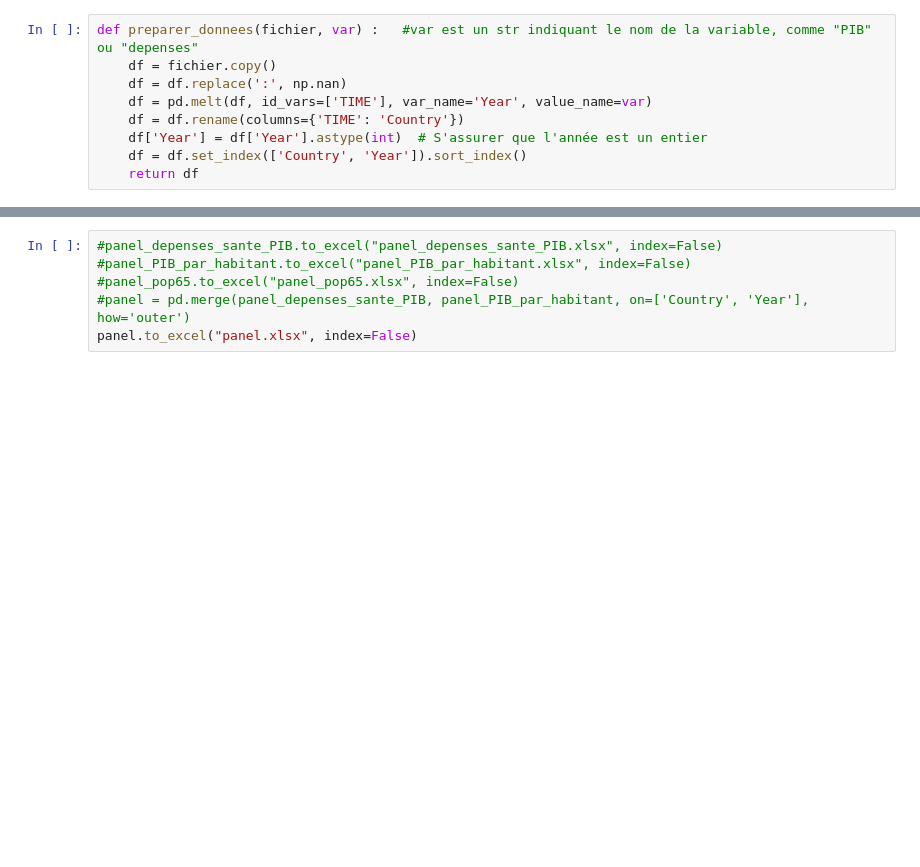
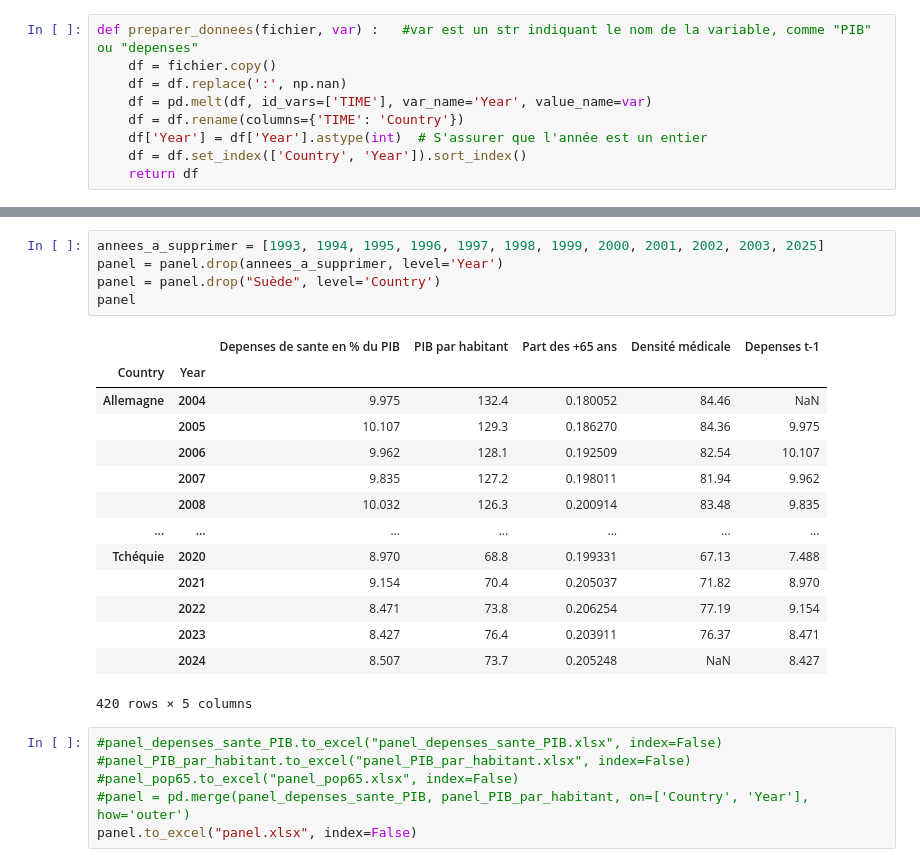
Before and after one commit to celineferbach/PESSD, a Jupyter notebook: main.ipynb, the cells around one changed output, grey strips where cells are left out. Cells and saved outputs as stored; diff of their text form; blank space fills up the shorter version.

```diff
--- a/main.ipynb
+++ b/main.ipynb
@@ -179,3 +179,23 @@ panel.loc['Portugal']
+# %%
+annees_a_supprimer = [1993, 1994, 1995, 1996, 1997, 1998, 1999, 2000, 2001, 2002, 2003, 2025]
+panel = panel.drop(annees_a_supprimer, level='Year')
+panel = panel.drop("Suède", level='Country')
+panel
+# %% [output]
+|  |  | Depenses de sante en % du PIB | PIB par habitant | Part des +65 ans | Densité médicale | Depenses t-1 |
+| Country | Year |  |  |  |  |  |
+| Allemagne | 2004 | 9.975 | 132.4 | 0.180052 | 84.46 | NaN |
+|  | 2005 | 10.107 | 129.3 | 0.186270 | 84.36 | 9.975 |
+|  | 2006 | 9.962 | 128.1 | 0.192509 | 82.54 | 10.107 |
+|  | 2007 | 9.835 | 127.2 | 0.198011 | 81.94 | 9.962 |
+|  | 2008 | 10.032 | 126.3 | 0.200914 | 83.48 | 9.835 |
+| ... | ... | ... | ... | ... | ... | ... |
+| Tchéquie | 2020 | 8.970 | 68.8 | 0.199331 | 67.13 | 7.488 |
+|  | 2021 | 9.154 | 70.4 | 0.205037 | 71.82 | 8.970 |
+|  | 2022 | 8.471 | 73.8 | 0.206254 | 77.19 | 9.154 |
+|  | 2023 | 8.427 | 76.4 | 0.203911 | 76.37 | 8.471 |
+|  | 2024 | 8.507 | 73.7 | 0.205248 | NaN | 8.427 |
+420 rows × 5 columns
 # %%
 #panel_depenses_sante_PIB.to_excel("panel_depenses_sante_PIB.xlsx", index=False)
 #panel_PIB_par_habitant.to_excel("panel_PIB_par_habitant.xlsx", index=False)
```
Also changed, not shown: parts of 5 cells of this notebook, 2 other files.
